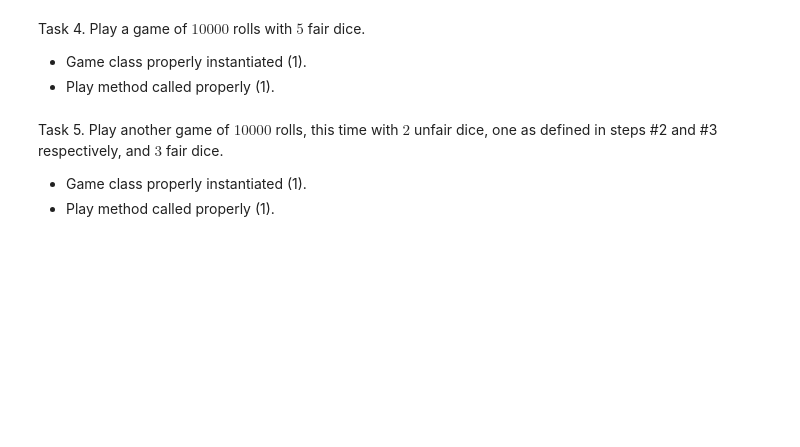
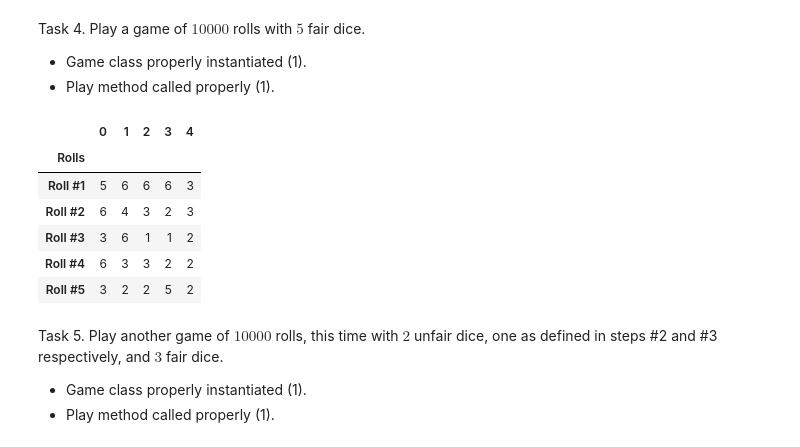
Before and after one commit to christopherpandalee/DS5100FP, a Jupyter notebook: final project/DS51200_FinalProjectTemplate.ipynb, the cells around one changed output. Saved outputs shown, nothing was run; the diff lists cells and outputs as text; code cells hidden in the pictures; blank space fills up the shorter version.

```diff
--- a/final project/DS51200_FinalProjectTemplate.ipynb
+++ b/final project/DS51200_FinalProjectTemplate.ipynb
@@ -681,6 +719,15 @@ Task 4. Play a game of $10000$ rolls with $5$ fair dice.
 # %%
 game2 = GamePlay([die1, die1, die1, die1, die1])
 game2.play_dice(10000)
+game2.show_results().head()
+# %% [output]
+|  | 0 | 1 | 2 | 3 | 4 |
+| Rolls |  |  |  |  |  |
+| Roll #1 | 5 | 6 | 6 | 6 | 3 |
+| Roll #2 | 6 | 4 | 3 | 2 | 3 |
+| Roll #3 | 3 | 6 | 1 | 1 | 2 |
+| Roll #4 | 6 | 3 | 3 | 2 | 2 |
+| Roll #5 | 3 | 2 | 2 | 5 | 2 |
 # %% [markdown]
 Task 5. Play another game of $10000$ rolls, this time with $2$ unfair dice, one as defined in steps #2 and #3 respectively, and $3$ fair dice.
 
```
Also changed, not shown: parts of 17 cells of this notebook.
